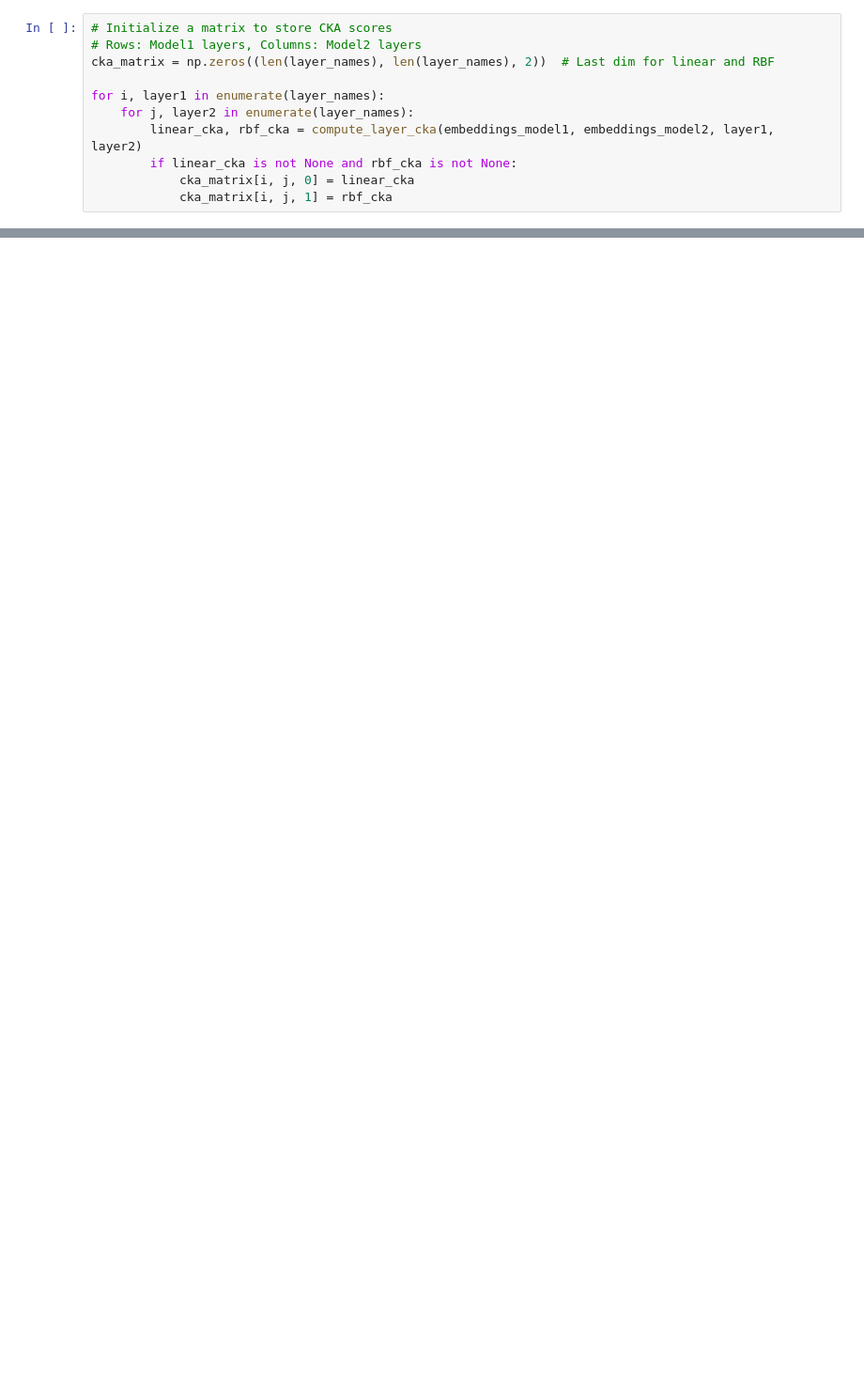
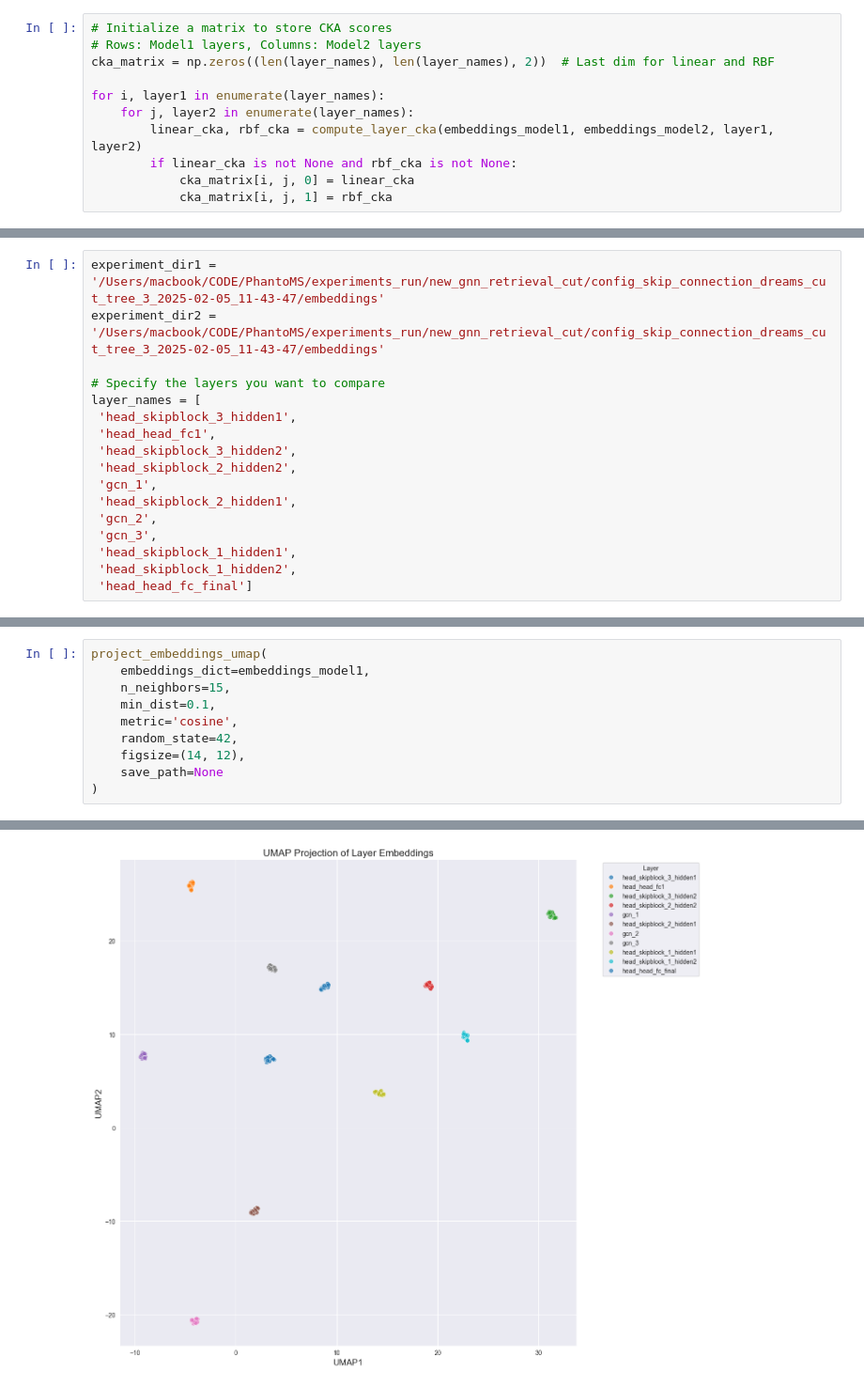
Before and after one commit to Jozefov/PhantoMS, a Jupyter notebook: notebooks/analysis/CKA_Retrieval.ipynb, the cells around one changed output, grey strips where cells are left out. Shown at 94% size. Cells and saved outputs as stored; diff of their text form; blank space fills up the shorter version.

```diff
--- a/notebooks/analysis/CKA_Retrieval.ipynb
+++ b/notebooks/analysis/CKA_Retrieval.ipynb
@@ -267,0 +324,17 @@ UMAP embedding shape: (187, 2)
+# %%
+experiment_dir1 = '/Users/macbook/CODE/PhantoMS/experiments_run/new_gnn_retrieval_cut/config_skip_connection_dreams_cut_tree_3_2025-02-05_11-43-47/embeddings'
+experiment_dir2 = '/Users/macbook/CODE/PhantoMS/experiments_run/new_gnn_retrieval_cut/config_skip_connection_dreams_cut_tree_3_2025-02-05_11-43-47/embeddings'
+
+# Specify the layers you want to compare
+layer_names = [
+ 'head_skipblock_3_hidden1',
+ 'head_head_fc1',
+ 'head_skipblock_3_hidden2',
+ 'head_skipblock_2_hidden2',
+ 'gcn_1',
+ 'head_skipblock_2_hidden1',
+ 'gcn_2',
+ 'gcn_3',
+ 'head_skipblock_1_hidden1',
+ 'head_skipblock_1_hidden2',
+ 'head_head_fc_final']
@@ -267,0 +426,11 @@ UMAP embedding shape: (187, 2)
+# %%
+project_embeddings_umap(
+    embeddings_dict=embeddings_model1,
+    n_neighbors=15,
+    min_dist=0.1,
+    metric='cosine',
+    random_state=42,
+    figsize=(14, 12),
+    save_path=None
+)
+# %% [output]
@@ -267,0 +439 @@ UMAP embedding shape: (187, 2)
+[figure, added]
```
Also changed, not shown: parts of 16 cells of this notebook.
